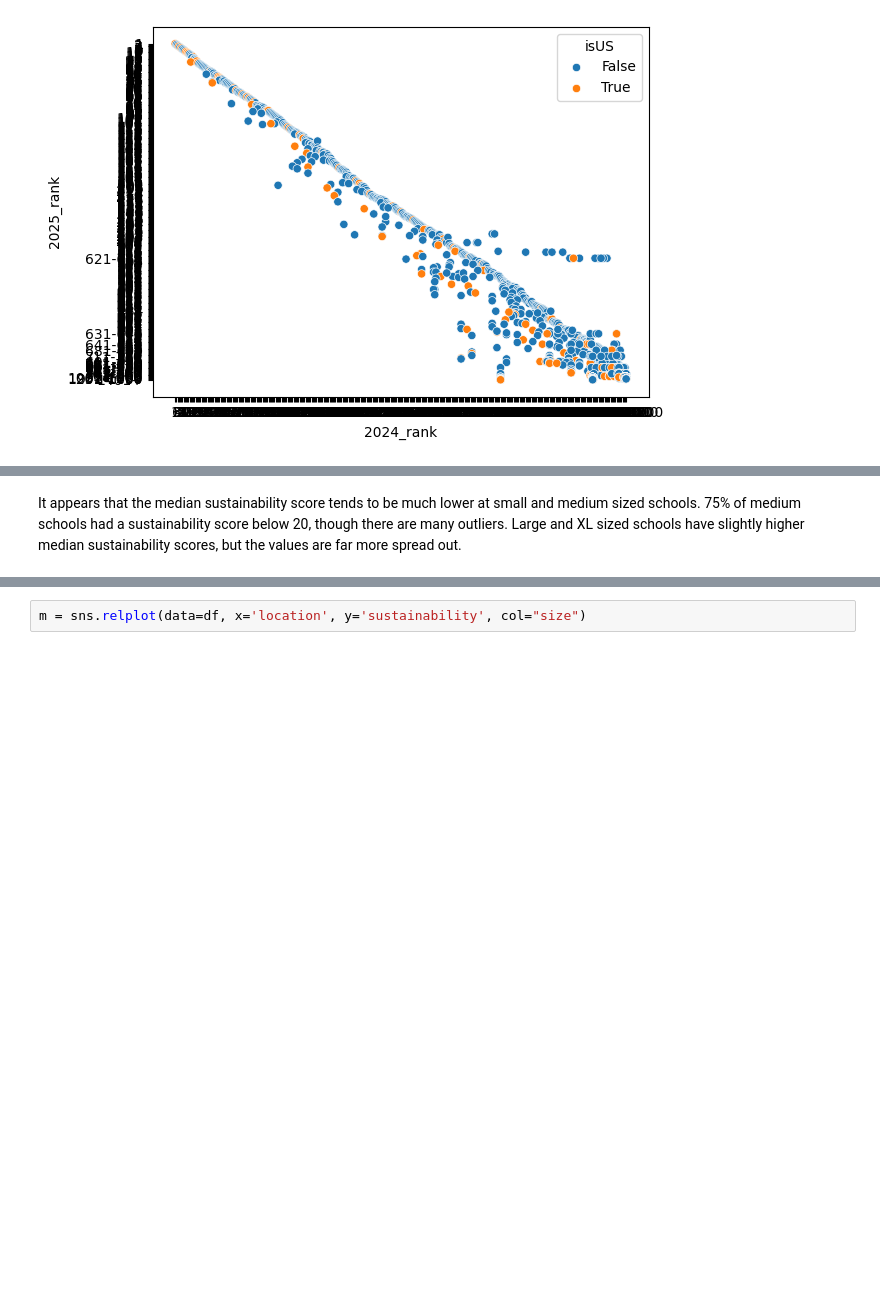
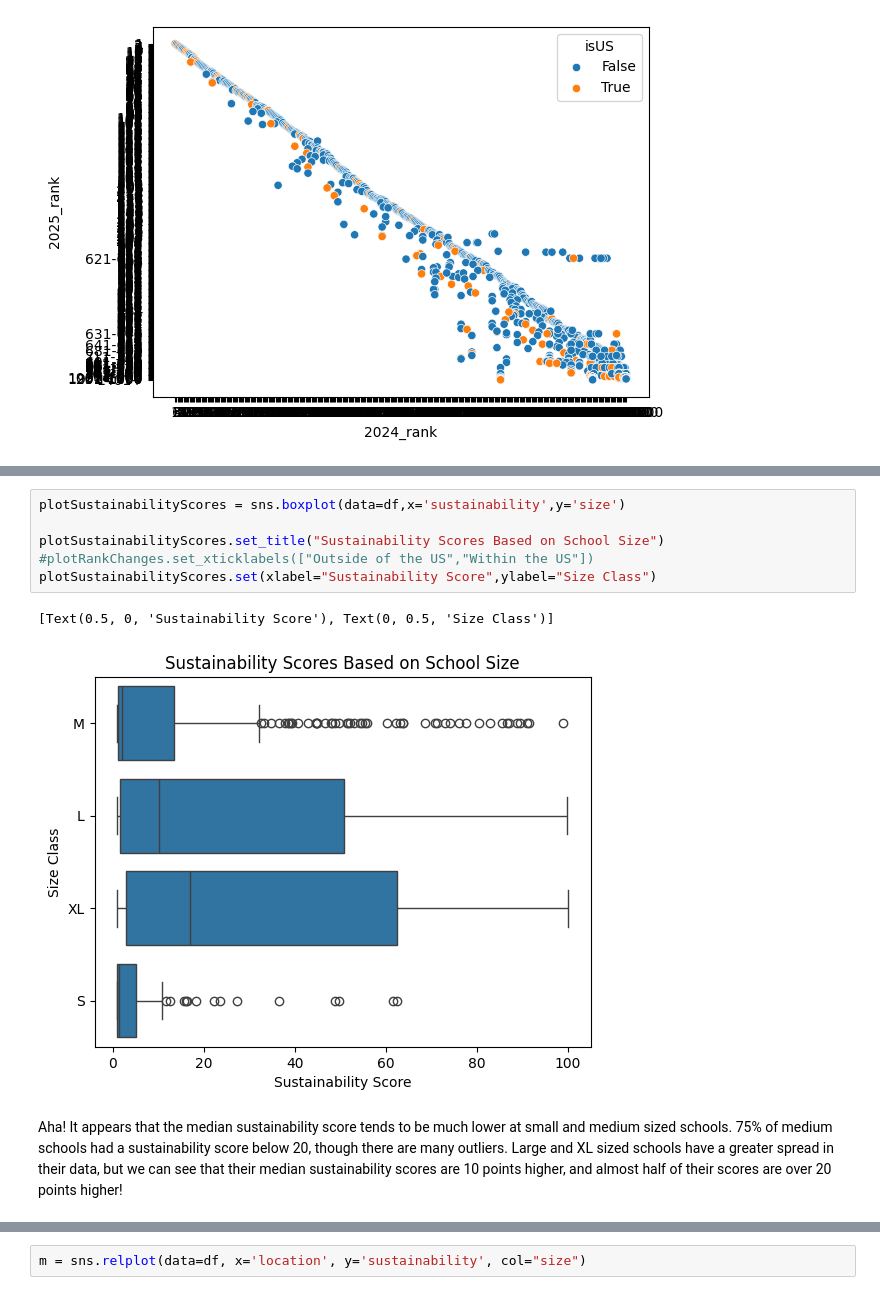
Before and after one commit to thezachdrake/UMD-INST760-Summer2024, a Jupyter notebook: notebooks/Hochman-Notebook.ipynb, the cells around one changed output, grey strips where cells are left out. Drawn from its saved outputs; the diff is of its cells as text; blank space fills up the shorter version.

```diff
--- a/notebooks/Hochman-Notebook.ipynb
+++ b/notebooks/Hochman-Notebook.ipynb
@@ -101,2 +100,11 @@ sns.boxplot(data=df,x='sustainability',y='size')
+# %%
+plotSustainabilityScores = sns.boxplot(data=df,x='sustainability',y='size')
+
+plotSustainabilityScores.set_title("Sustainability Scores Based on School Size")
+#plotRankChanges.set_xticklabels(["Outside of the US","Within the US"])
+plotSustainabilityScores.set(xlabel="Sustainability Score",ylabel="Size Class")
+# %% [output]
+[Text(0.5, 0, 'Sustainability Score'), Text(0, 0.5, 'Size Class')]
+[figure, added]
 # %% [markdown]
-It appears that the median sustainability score tends to be much lower at small and medium sized schools. 75% of medium schools had a sustainability score below 20, though there are many outliers. Large and XL sized schools have slightly higher median sustainability scores, but the values are far more spread out.
+Aha! It appears that the median sustainability score tends to be much lower at small and medium sized schools. 75% of medium schools had a sustainability score below 20, though there are many outliers. Large and XL sized schools have a greater spread in their data, but we can see that their median sustainability scores are 10 points higher, and almost half of their scores are over 20 points higher!
```
Also changed, not shown: parts of 10 cells of this notebook.
